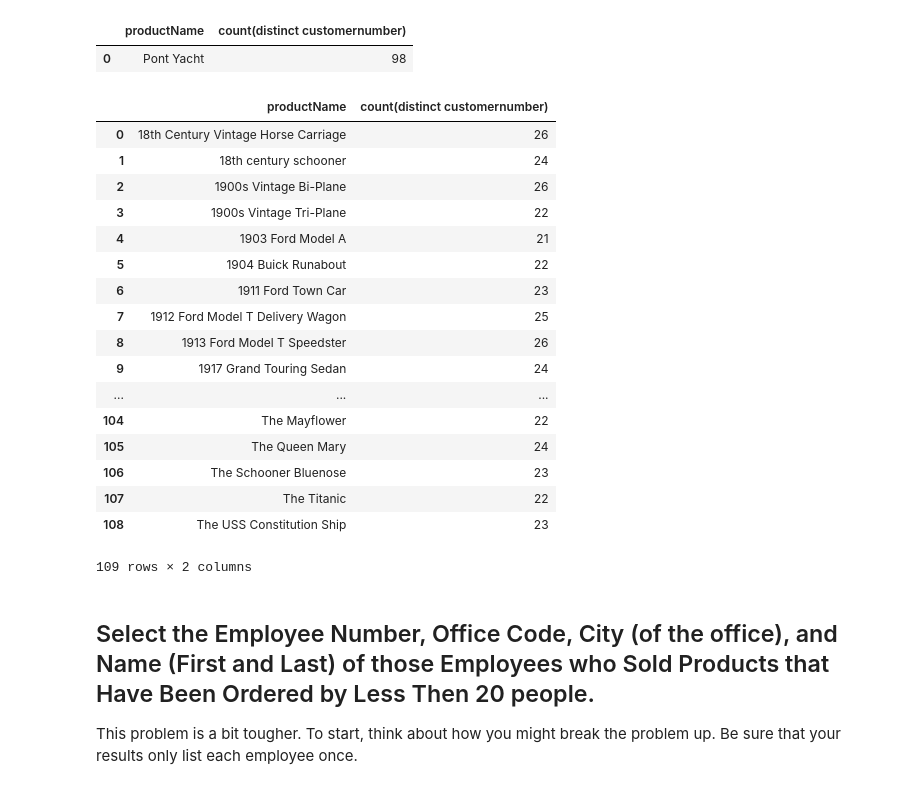
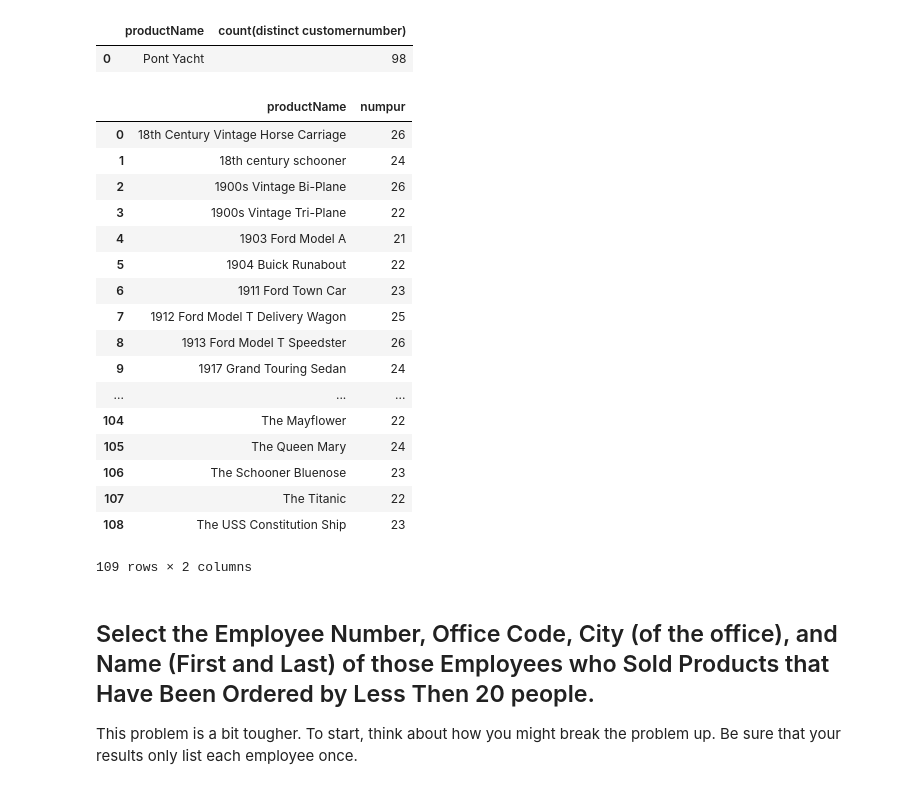
Before and after one commit to garywheeler24/dsc-sql-subqueries-lab-atlanta-ds-062419, a Jupyter notebook: index.ipynb, the cells around one changed output. Saved outputs shown, nothing was run; the diff lists cells and outputs as text; code cells hidden in the pictures.

```diff
--- a/index.ipynb
+++ b/index.ipynb
@@ -123,18 +123,17 @@ df#Your code here
 # %%
 c.execute("""SELECT productname, count(distinct customernumber) numpur
                 FROM products
                 JOIN orderdetails
                 USING (productcode)
                 JOIN orders
                 USING (ordernumber)
                 group by 1""")
 
 df = pd.DataFrame(c.fetchall())
 df.columns = [x[0] for x in c.description]
 df#Your code here
-df.numpur.max()
 # %% [output]
-|  | productName | count(distinct customernumber) |
+|  | productName | numpur |
 | 0 | 18th Century Vintage Horse Carriage | 26 |
 | 1 | 18th century schooner | 24 |
 | 2 | 1900s Vintage Bi-Plane | 26 |
```
